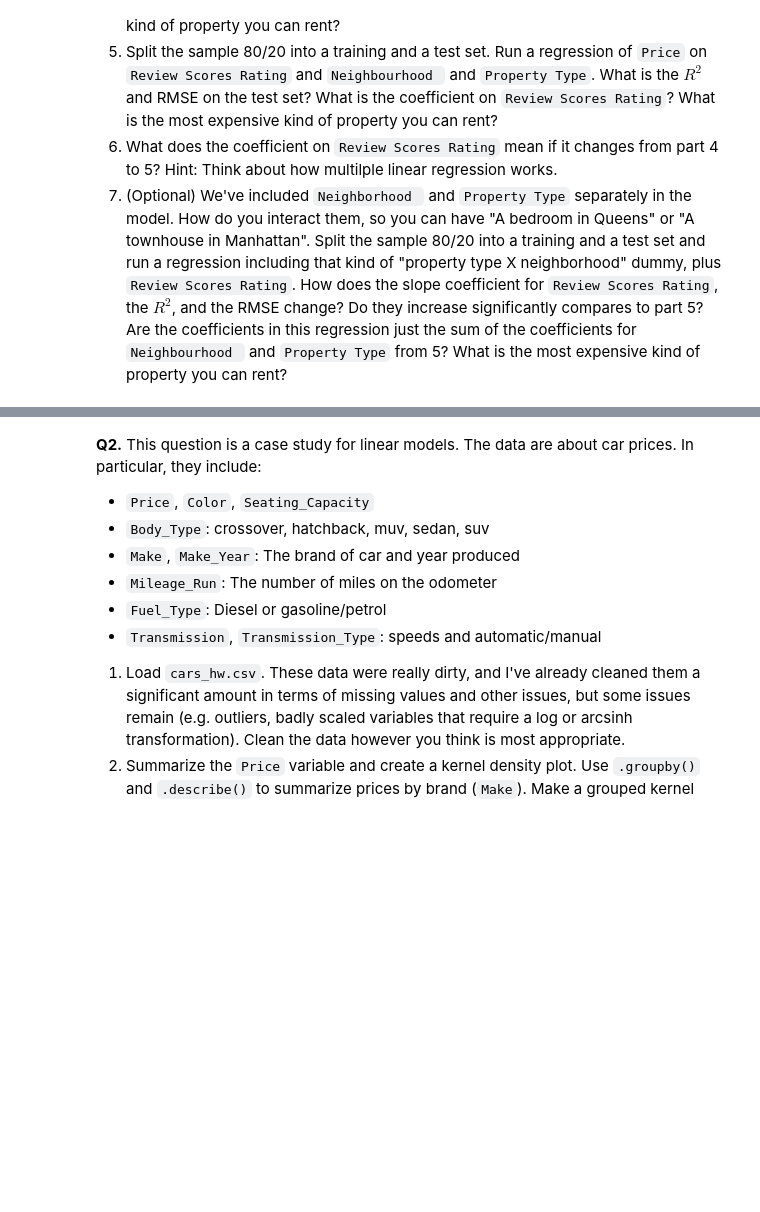
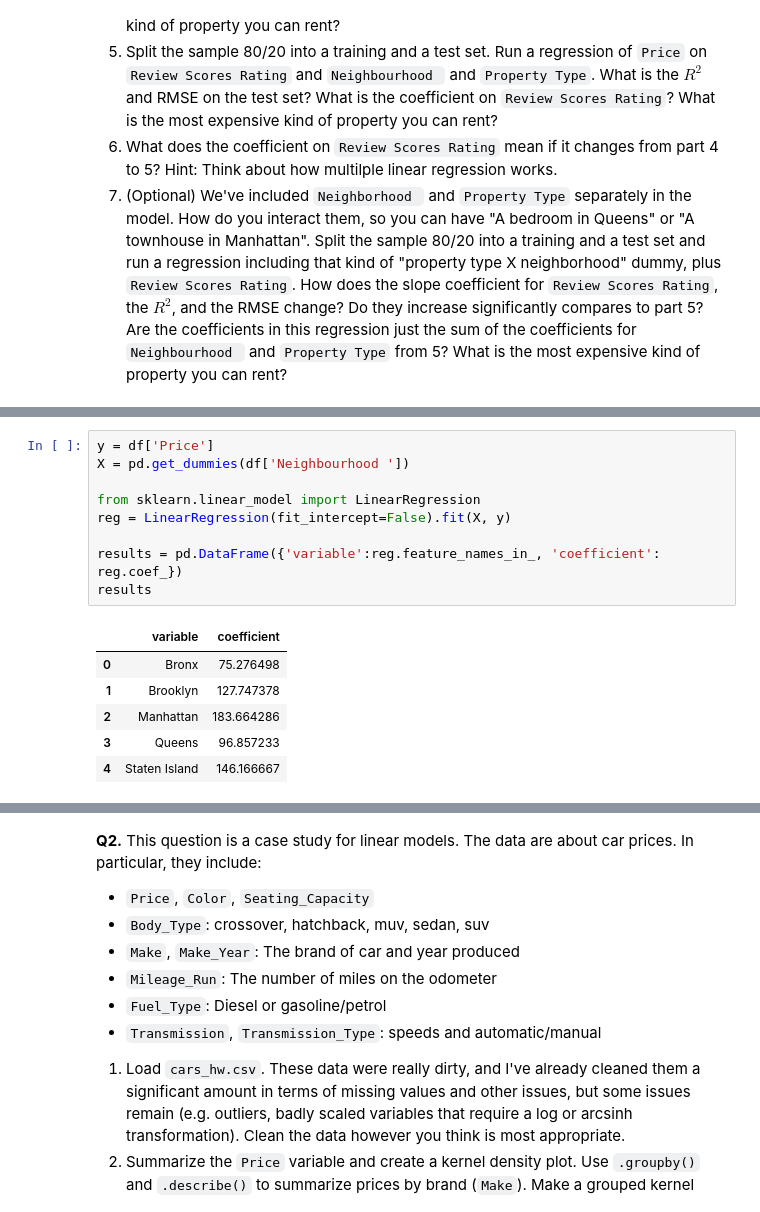
Before and after one commit to kirsten-fung/linearRegression, a Jupyter notebook: assignment.ipynb, the cells around one changed output, grey strips where cells are left out. Drawn from its saved outputs; the diff is of its cells as text; blank space fills up the shorter version.

```diff
--- a/assignment.ipynb
+++ b/assignment.ipynb
@@ -50,0 +69,16 @@ KeyError: 'Neighbourhood'
+# %%
+y = df['Price']
+X = pd.get_dummies(df['Neighbourhood '])
+
+from sklearn.linear_model import LinearRegression
+reg = LinearRegression(fit_intercept=False).fit(X, y)
+
+results = pd.DataFrame({'variable':reg.feature_names_in_, 'coefficient': reg.coef_})
+results
+# %% [output]
+|  | variable | coefficient |
+| 0 | Bronx | 75.276498 |
+| 1 | Brooklyn | 127.747378 |
+| 2 | Manhattan | 183.664286 |
+| 3 | Queens | 96.857233 |
+| 4 | Staten Island | 146.166667 |
```
Also changed, not shown: parts of 16 cells of this notebook.
